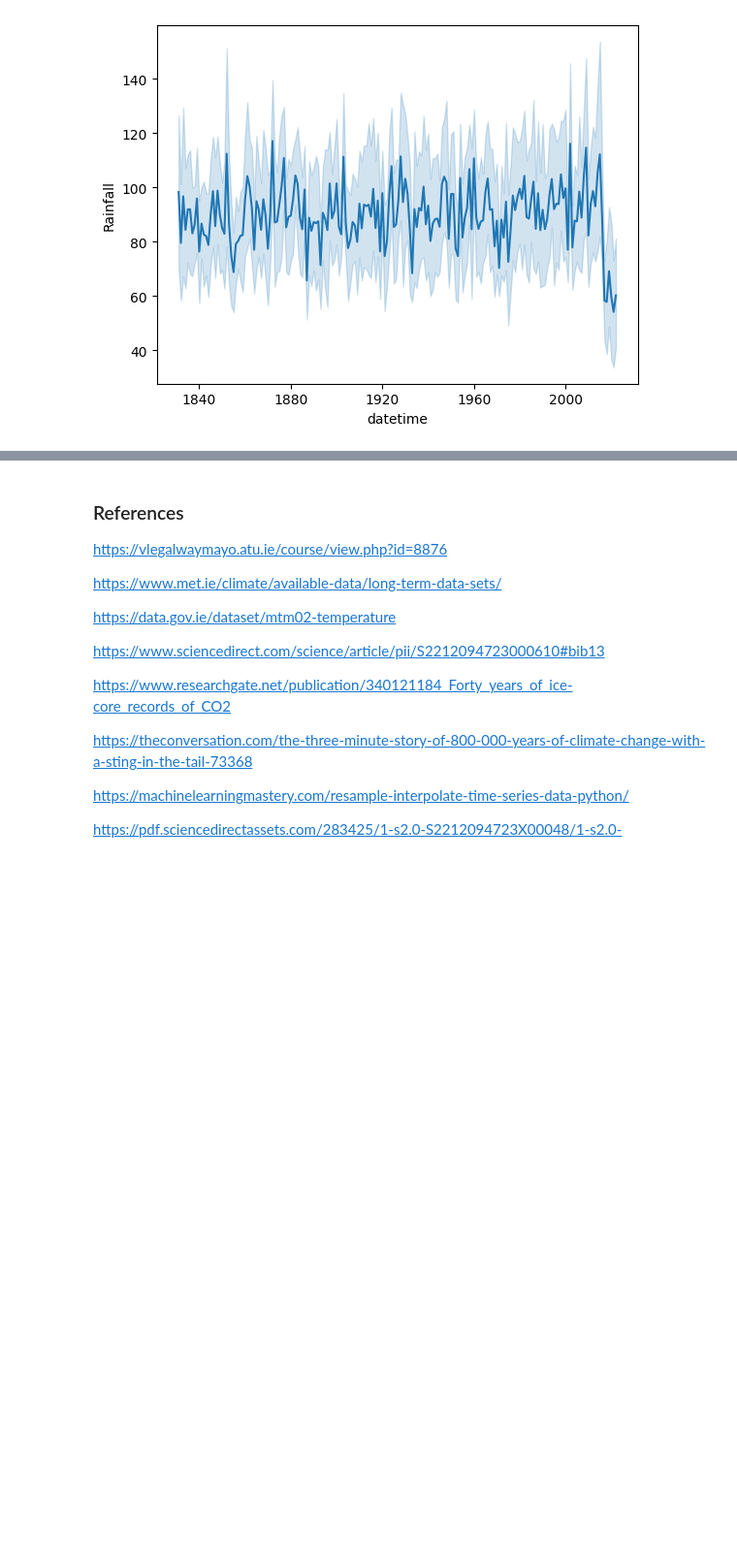
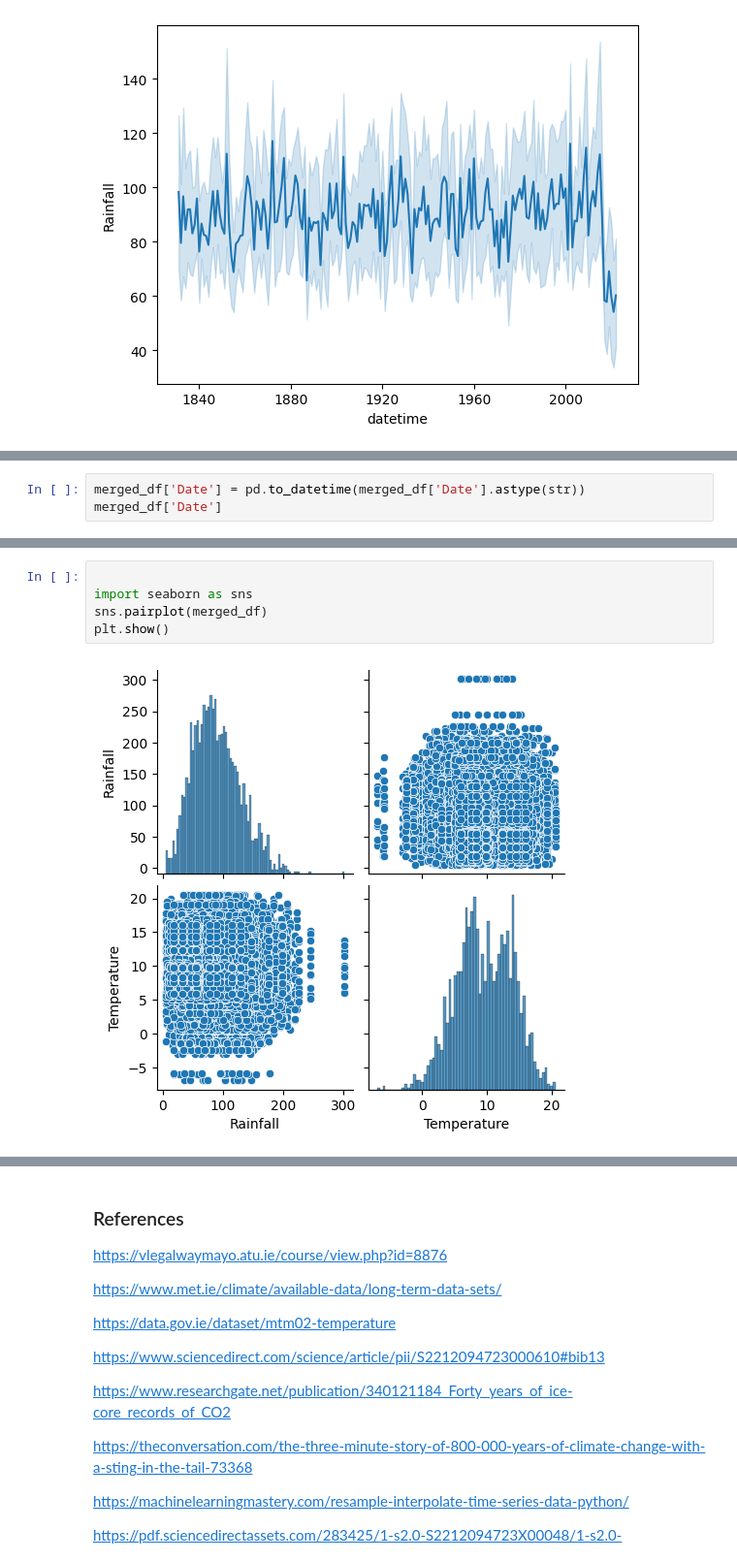
Before and after one commit to Tanjasta/PFDA_Assignment2, a Jupyter notebook: PFDA_Assignment2.ipynb, the cells around one changed output, grey strips where cells are left out. Shown at 97% size. Saved outputs shown, nothing was run; the diff lists cells and outputs as text; blank space fills up the shorter version.

```diff
--- a/PFDA_Assignment2.ipynb
+++ b/PFDA_Assignment2.ipynb
@@ -1237,0 +1268,3 @@ print(merged_df.tail())
+# %%
+merged_df['Date'] = pd.to_datetime(merged_df['Date'].astype(str))
+merged_df['Date']
@@ -1237,0 +1284,7 @@ print(merged_df.tail())
+# %%
+
+import seaborn as sns
+sns.pairplot(merged_df)
+plt.show()
+# %% [output]
+[figure, added]
```
Also changed, not shown: parts of 10 cells of this notebook.
